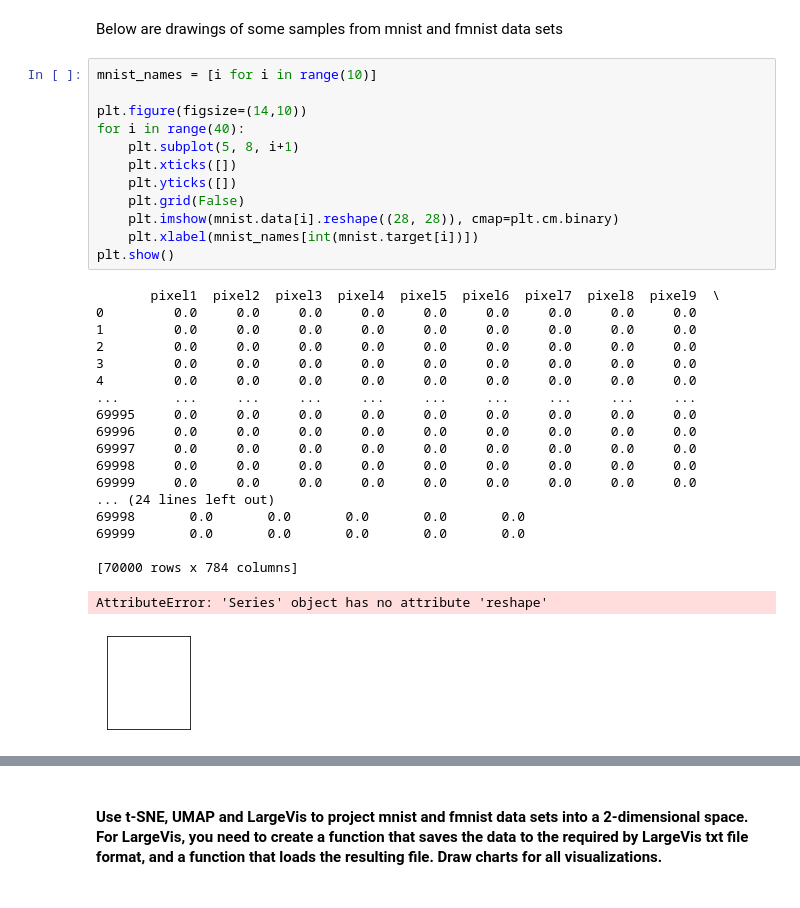
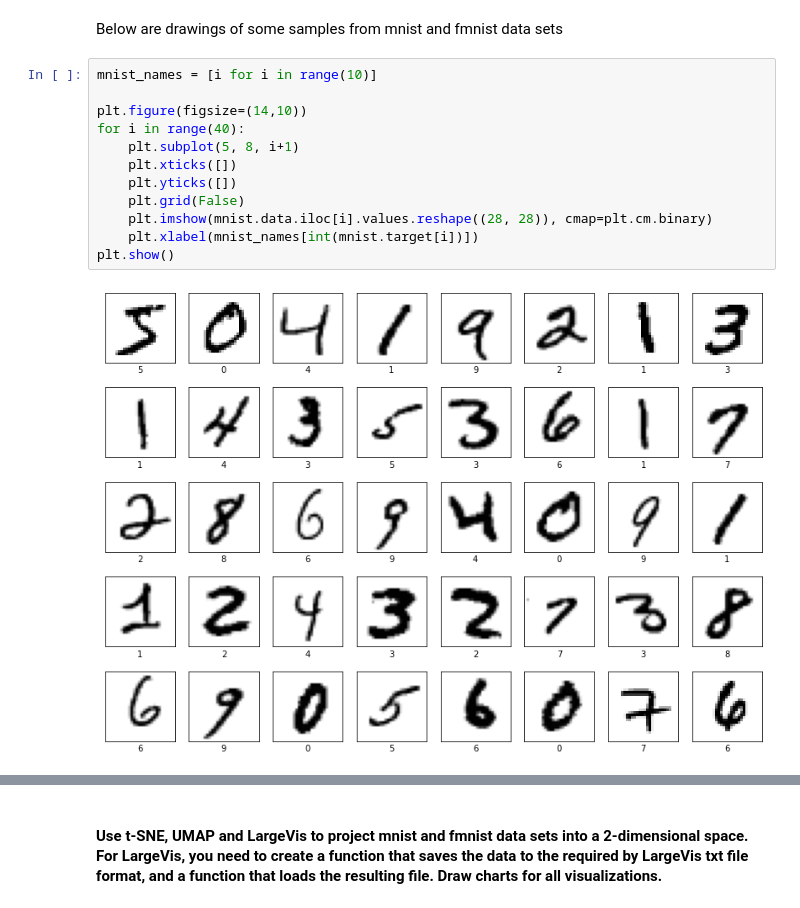
Before and after one commit to PKopel/data-embedding, a Jupyter notebook: umap_largevis.ipynb, the cells around one changed output, grey strips where cells are left out. Saved outputs shown, nothing was run; the diff lists cells and outputs as text.

Commit message:
t-SNE & UMAP visualisations

```diff
--- a/umap_largevis.ipynb
+++ b/umap_largevis.ipynb
@@ -28,35 +31,17 @@ Below are drawings of some samples from mnist and fmnist data sets
 # %%
 mnist_names = [i for i in range(10)]
 
 plt.figure(figsize=(14,10))
 for i in range(40):
     plt.subplot(5, 8, i+1)
     plt.xticks([])
     plt.yticks([])
     plt.grid(False)
-    plt.imshow(mnist.data[i].reshape((28, 28)), cmap=plt.cm.binary)
+    plt.imshow(mnist.data.iloc[i].values.reshape((28, 28)), cmap=plt.cm.binary)
     plt.xlabel(mnist_names[int(mnist.target[i])])
 plt.show()
 # %% [output]
-       pixel1  pixel2  pixel3  pixel4  pixel5  pixel6  pixel7  pixel8  pixel9  \
-0         0.0     0.0     0.0     0.0     0.0     0.0     0.0     0.0     0.0
-1         0.0     0.0     0.0     0.0     0.0     0.0     0.0     0.0     0.0
-2         0.0     0.0     0.0     0.0     0.0     0.0     0.0     0.0     0.0
-3         0.0     0.0     0.0     0.0     0.0     0.0     0.0     0.0     0.0
-4         0.0     0.0     0.0     0.0     0.0     0.0     0.0     0.0     0.0
-...       ...     ...     ...     ...     ...     ...     ...     ...     ...
-69995     0.0     0.0     0.0     0.0     0.0     0.0     0.0     0.0     0.0
-69996     0.0     0.0     0.0     0.0     0.0     0.0     0.0     0.0     0.0
-69997     0.0     0.0     0.0     0.0     0.0     0.0     0.0     0.0     0.0
-69998     0.0     0.0     0.0     0.0     0.0     0.0     0.0     0.0     0.0
-69999     0.0     0.0     0.0     0.0     0.0     0.0     0.0     0.0     0.0
-... (24 lines left out)
-69998       0.0       0.0       0.0       0.0       0.0
-69999       0.0       0.0       0.0       0.0       0.0
-
-[70000 rows x 784 columns]
-AttributeError: 'Series' object has no attribute 'reshape'
-[figure, old version]
+[figure, new version]
 # %%
 fmnist_names = ['T-shirt/top', 'Trouser', 'Pullover', 'Dress', 'Coat',
                'Sandal', 'Shirt', 'Sneaker', 'Bag', 'Ankle boot']
```
Also changed, not shown: parts of 13 cells of this notebook, 2 other files.
